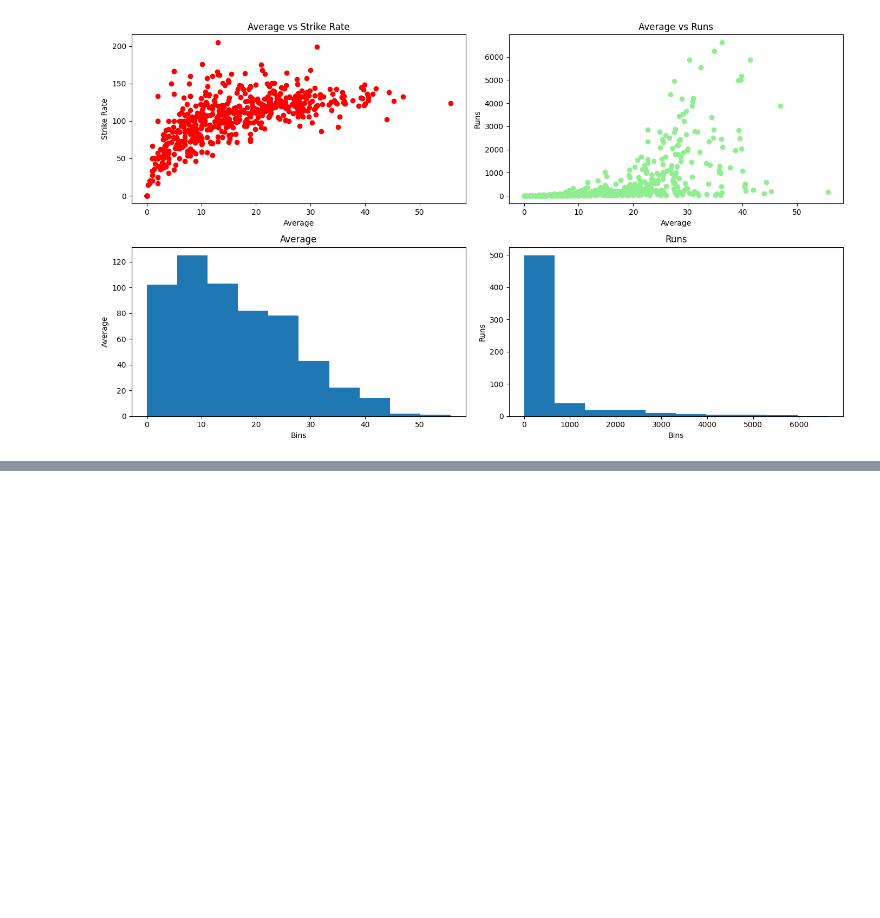
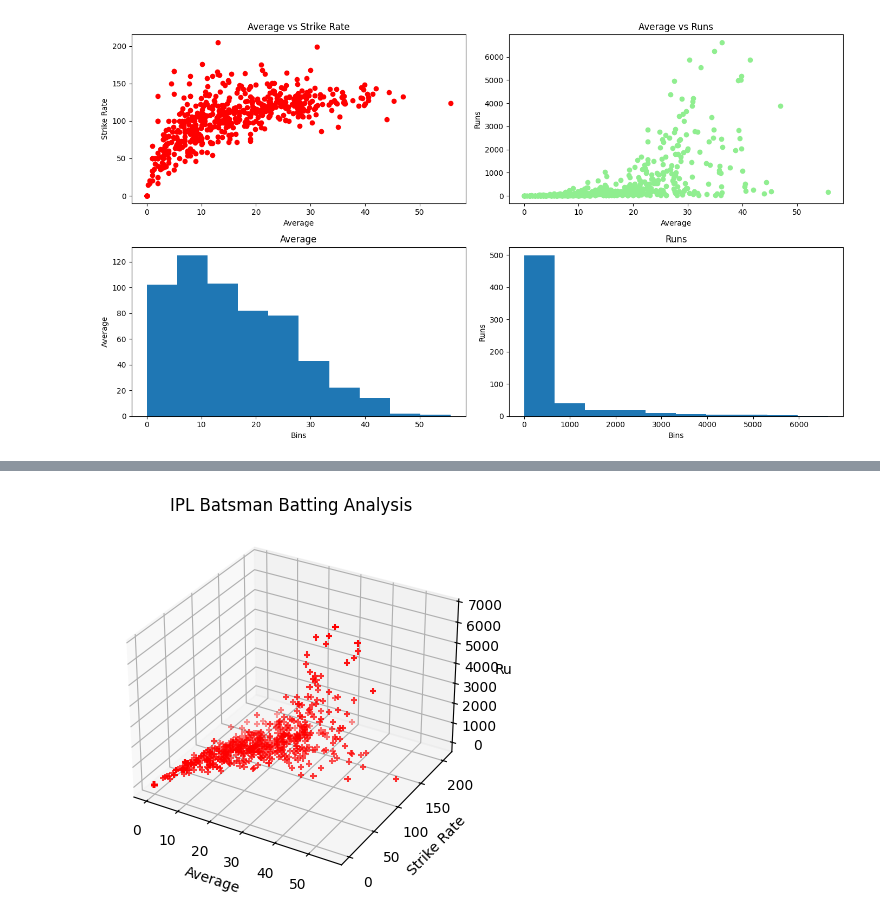
Before and after one commit to mohduzaif/data-visualization-python, a Jupyter notebook: Matplotlib/Advance Matplotlib concepts.ipynb, the cells around one changed output, grey strips where cells are left out. Saved outputs shown, nothing was run; the diff lists cells and outputs as text; code cells hidden in the pictures; blank space fills up the shorter version.

```diff
--- a/Matplotlib/Advance Matplotlib concepts.ipynb
+++ b/Matplotlib/Advance Matplotlib concepts.ipynb
@@ -158,0 +182,14 @@ plt.tight_layout()
+# %%
+# On the real world dataset.
+fig = plt.figure()
+ax = plt.subplot(projection = '3d')
+
+sactter = ax.scatter(batsman['avg'], batsman['strike_rate'], batsman['runs'], marker='+', color = 'red')
+ax.set_title('IPL Batsman Batting Analysis')
+ax.set_xlabel('Average')
+ax.set_ylabel('Strike Rate')
+ax.set_zlabel('Runs')
+
+plt.show()
+# %% [output]
+[figure, added]
```
Also changed, not shown: parts of 48 cells of this notebook, 1 other file.
